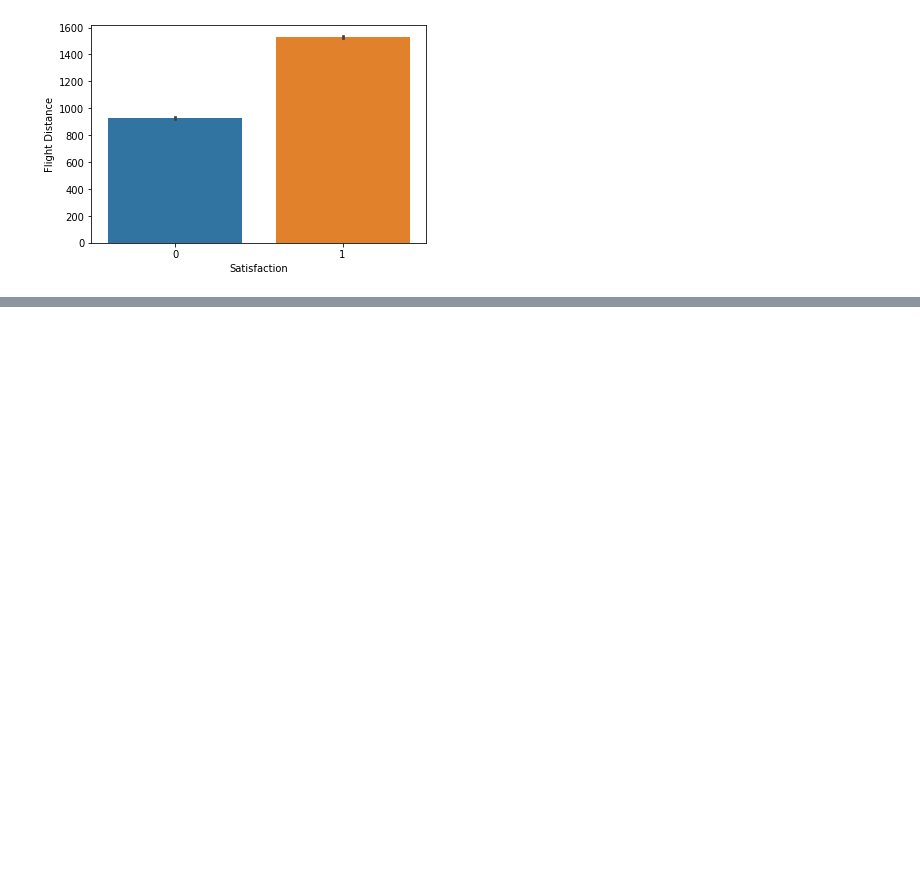
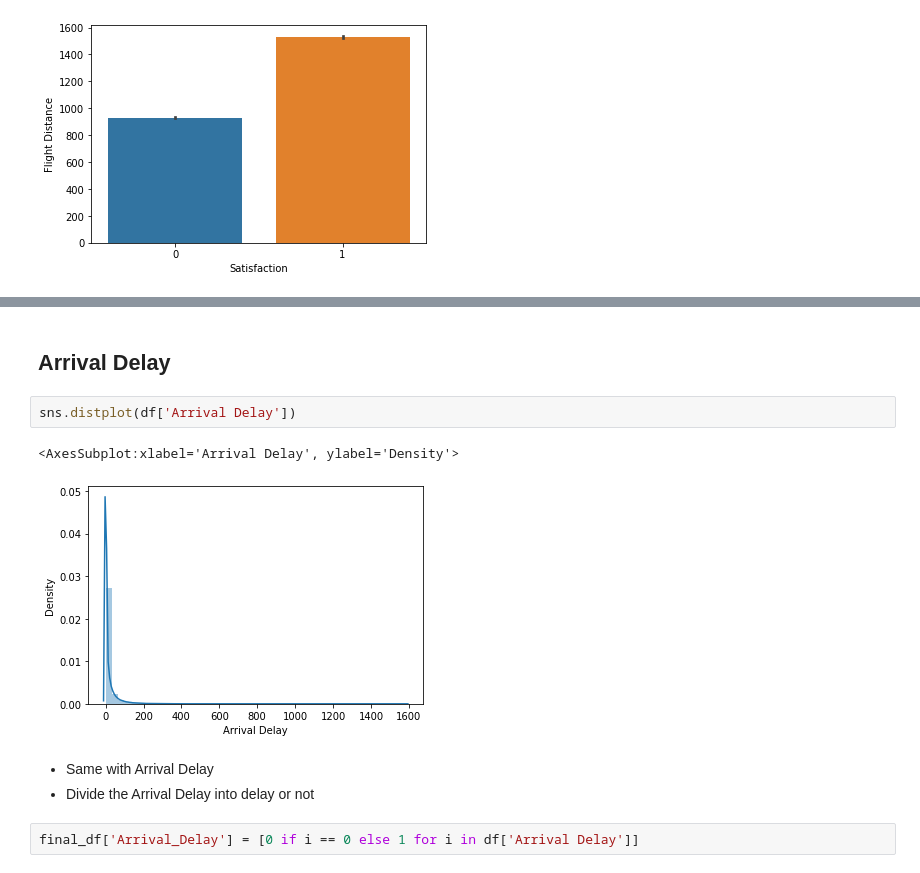
Before and after one commit to CaptaiN785/ML-Notebooks, a Jupyter notebook: Airline_Passengers_Satisfaction/main.ipynb, the cells around one changed output, grey strips where cells are left out. Cells and saved outputs as stored; diff of their text form; blank space fills up the shorter version.

```diff
--- a/Airline_Passengers_Satisfaction/main.ipynb
+++ b/Airline_Passengers_Satisfaction/main.ipynb
@@ -300,0 +342,12 @@ Done
+# %% [markdown]
+## Arrival Delay
+# %%
+sns.distplot(df['Arrival Delay'])
+# %% [output]
+<AxesSubplot:xlabel='Arrival Delay', ylabel='Density'>
+[figure, added]
+# %% [markdown]
+- Same with Arrival Delay
+- Divide the Arrival Delay into delay or not
+# %%
+final_df['Arrival_Delay'] = [0 if i == 0 else 1 for i in df['Arrival Delay']]
```
Also changed, not shown: parts of 98 cells of this notebook.
